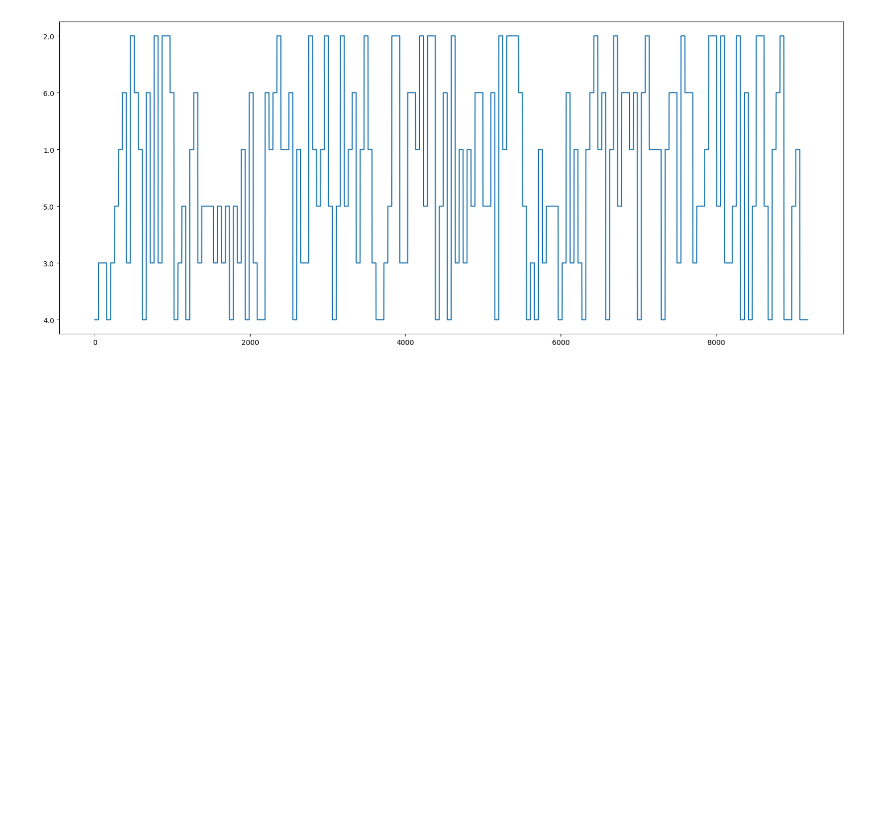
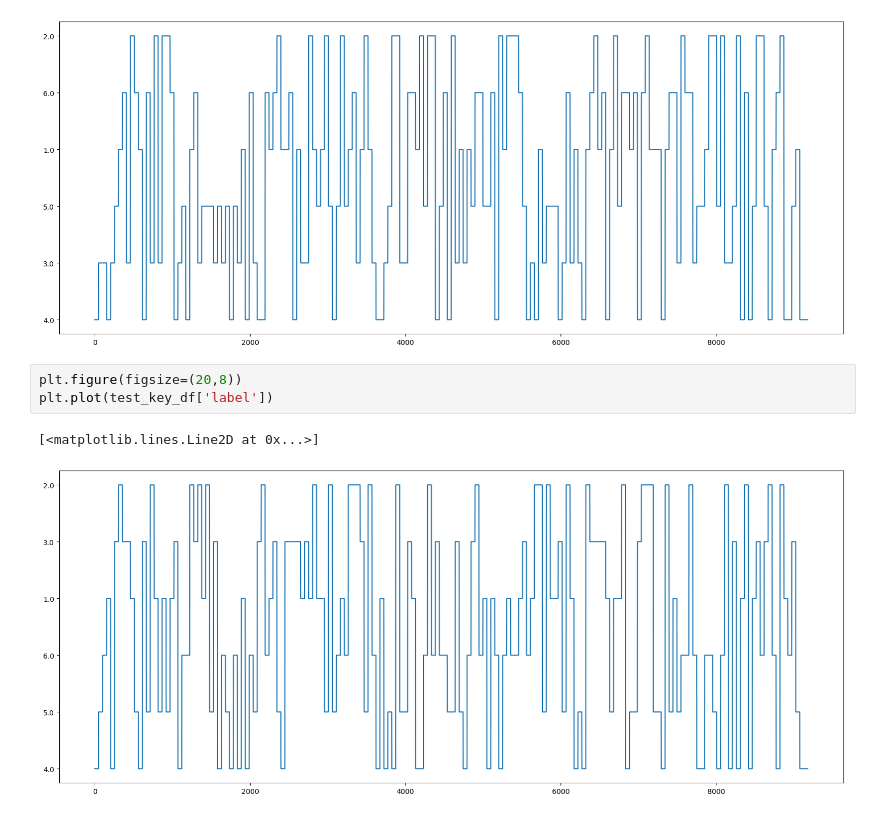
Before and after one commit to readytensor/rt_datasets_time_step_classification, a Jupyter notebook: datasets/raw/natops/prepare_data.ipynb, the cells around one changed output. Drawn from its saved outputs; the diff is of its cells as text; blank space fills up the shorter version.

```diff
--- a/datasets/raw/natops/prepare_data.ipynb
+++ b/datasets/raw/natops/prepare_data.ipynb
@@ -77,3 +77,9 @@ plt.plot(train_df['label'])
 # %% [output]
 [<matplotlib.lines.Line2D at 0x...>]
 [figure]
+# %%
+plt.figure(figsize=(20,8))
+plt.plot(test_key_df['label'])
+# %% [output]
+[<matplotlib.lines.Line2D at 0x...>]
+[figure, added]
```
Also changed, not shown: 6 other files.
